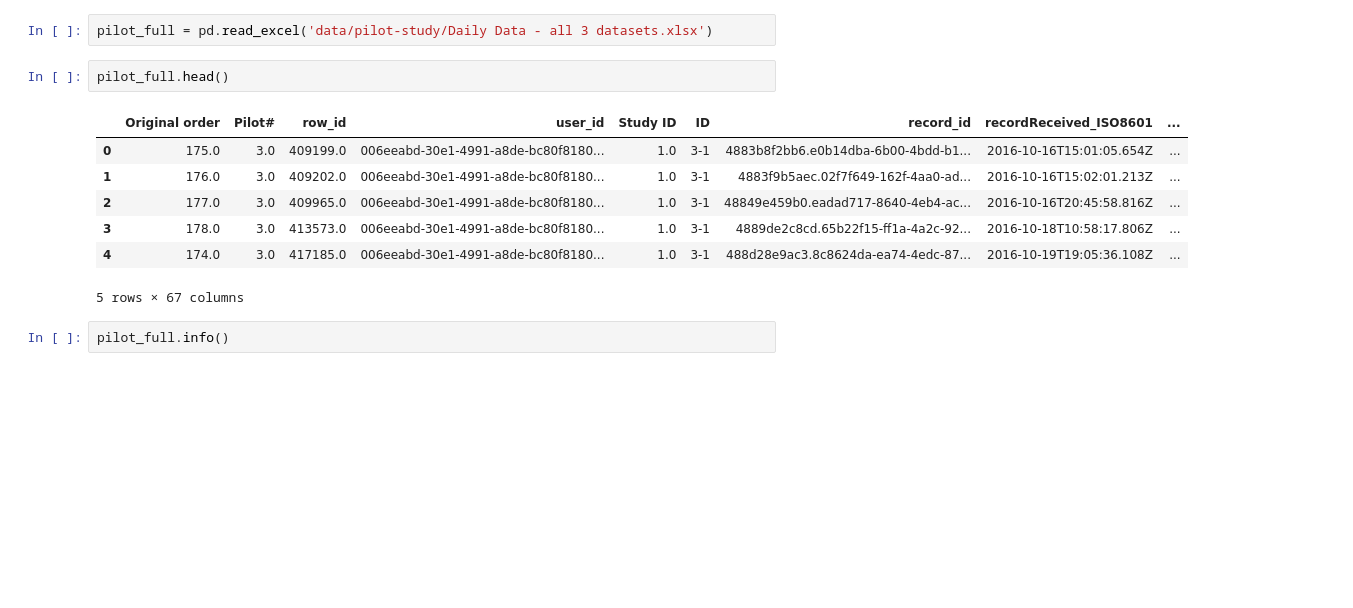
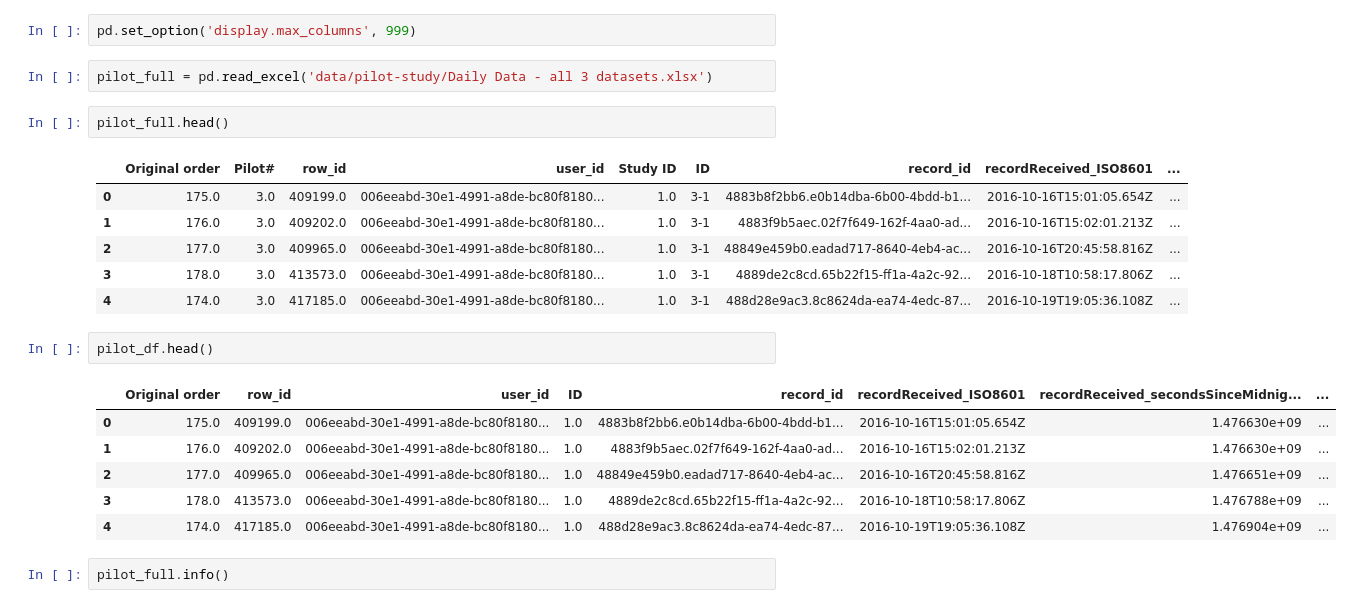
Before and after one commit to monica-oyarzun/capstone, a Jupyter notebook: pilot-EDA.ipynb, the cells around one changed output. Saved outputs shown, nothing was run; the diff lists cells and outputs as text; blank space fills up the shorter version.

```diff
--- a/pilot-EDA.ipynb
+++ b/pilot-EDA.ipynb
@@ -26,6 +26,8 @@ pilot_df.describe().T
 | Enjoyable Emotion | 1137.0 | 9.129288e-01 | 15.386236 | 0.000000e+00 | 0.000000e+00 | 0.000000e+00 | 1.000000e+00 | 5.190000e+02 |
 | Difficult Emotion | 1137.0 | 9.146878e-01 | 15.415853 | 0.000000e+00 | 0.000000e+00 | 0.000000e+00 | 1.000000e+00 | 5.200000e+02 |
 | Other Emotion | 1137.0 | 1.706245e-01 | 2.887701 | 0.000000e+00 | 0.000000e+00 | 0.000000e+00 | 0.000000e+00 | 9.700000e+01 |
+# %%
+pd.set_option('display.max_columns', 999)
 # %%
 pilot_full = pd.read_excel('data/pilot-study/Daily Data - all 3 datasets.xlsx')
 # %%
@@ -37,7 +39,15 @@ pilot_full.head()
 | 2 | 177.0 | 3.0 | 409965.0 | 006eeabd-30e1-4991-a8de-bc80f8180... | 1.0 | 3-1 | 48849e459b0.eadad717-8640-4eb4-ac... | 2016-10-16T20:45:58.816Z | ... |
 | 3 | 178.0 | 3.0 | 413573.0 | 006eeabd-30e1-4991-a8de-bc80f8180... | 1.0 | 3-1 | 4889de2c8cd.65b22f15-ff1a-4a2c-92... | 2016-10-18T10:58:17.806Z | ... |
 | 4 | 174.0 | 3.0 | 417185.0 | 006eeabd-30e1-4991-a8de-bc80f8180... | 1.0 | 3-1 | 488d28e9ac3.8c8624da-ea74-4edc-87... | 2016-10-19T19:05:36.108Z | ... |
-5 rows × 67 columns
+# %%
+pilot_df.head()
+# %% [output]
+|  | Original order | row_id | user_id | ID | record_id | recordReceived_ISO8601 | recordReceived_secondsSinceMidnig... | ... |
+| 0 | 175.0 | 409199.0 | 006eeabd-30e1-4991-a8de-bc80f8180... | 1.0 | 4883b8f2bb6.e0b14dba-6b00-4bdd-b1... | 2016-10-16T15:01:05.654Z | 1.476630e+09 | ... |
+| 1 | 176.0 | 409202.0 | 006eeabd-30e1-4991-a8de-bc80f8180... | 1.0 | 4883f9b5aec.02f7f649-162f-4aa0-ad... | 2016-10-16T15:02:01.213Z | 1.476630e+09 | ... |
+| 2 | 177.0 | 409965.0 | 006eeabd-30e1-4991-a8de-bc80f8180... | 1.0 | 48849e459b0.eadad717-8640-4eb4-ac... | 2016-10-16T20:45:58.816Z | 1.476651e+09 | ... |
+| 3 | 178.0 | 413573.0 | 006eeabd-30e1-4991-a8de-bc80f8180... | 1.0 | 4889de2c8cd.65b22f15-ff1a-4a2c-92... | 2016-10-18T10:58:17.806Z | 1.476788e+09 | ... |
+| 4 | 174.0 | 417185.0 | 006eeabd-30e1-4991-a8de-bc80f8180... | 1.0 | 488d28e9ac3.8c8624da-ea74-4edc-87... | 2016-10-19T19:05:36.108Z | 1.476904e+09 | ... |
 # %%
 pilot_full.info()
 # %% [output]
```
Also changed, not shown: parts of 2 cells of this notebook, 3 other files.
